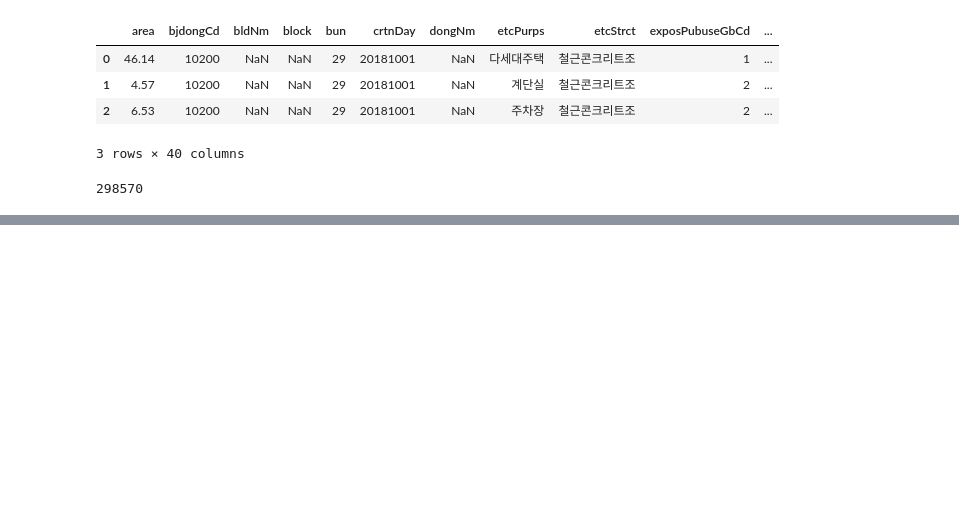
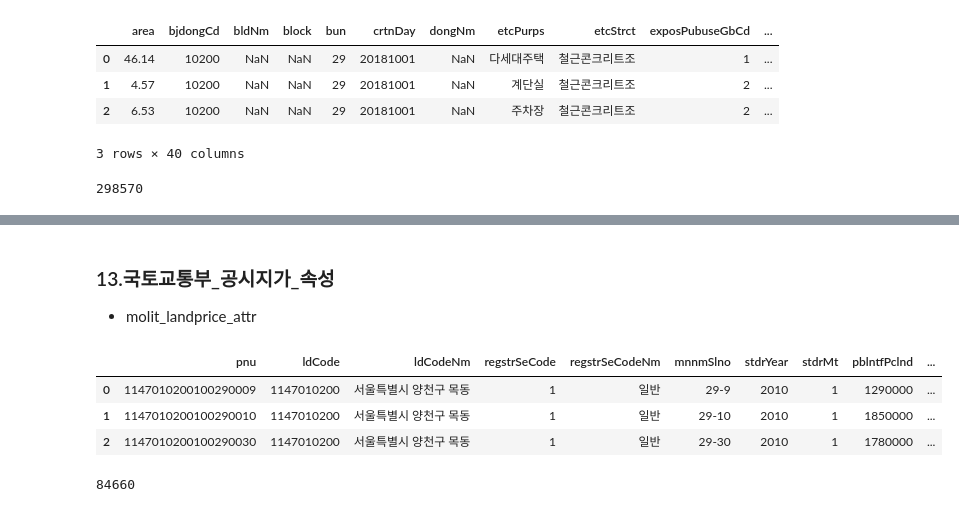
Before and after one commit to menthamin/real-estate-api, a Jupyter notebook: Insert_data.ipynb, the cells around one changed output, grey strips where cells are left out. Saved outputs shown, nothing was run; the diff lists cells and outputs as text; code cells hidden in the pictures; blank space fills up the shorter version.

```diff
--- a/Insert_data.ipynb
+++ b/Insert_data.ipynb
@@ -207,0 +230,15 @@ morit_bldrgst_expos_area.to_sql('morit_bldrgst_expos_area', engine, schema="ares
+# %% [markdown]
+### 13.국토교통부_공시지가_속성
+- molit_landprice_attr
+# %%
+molit_landprice_attr = pd.read_csv("data/서울특별시_양천구_공시지가_속성.csv")
+molit_landprice_attr.head(3)
+# %% [output]
+|  | pnu | ldCode | ldCodeNm | regstrSeCode | regstrSeCodeNm | mnnmSlno | stdrYear | stdrMt | pblntfPclnd | ... |
+| 0 | 1147010200100290009 | 1147010200 | 서울특별시 양천구 목동 | 1 | 일반 | 29-9 | 2010 | 1 | 1290000 | ... |
+| 1 | 1147010200100290010 | 1147010200 | 서울특별시 양천구 목동 | 1 | 일반 | 29-10 | 2010 | 1 | 1850000 | ... |
+| 2 | 1147010200100290030 | 1147010200 | 서울특별시 양천구 목동 | 1 | 일반 | 29-30 | 2010 | 1 | 1780000 | ... |
+# %%
+molit_landprice_attr.to_sql('molit_landprice_attr', engine, schema="aresa", index=False, if_exists='replace', chunksize=1000)
+# %% [output]
+84660
```
Also changed, not shown: parts of 4 cells of this notebook, 10 other files.
